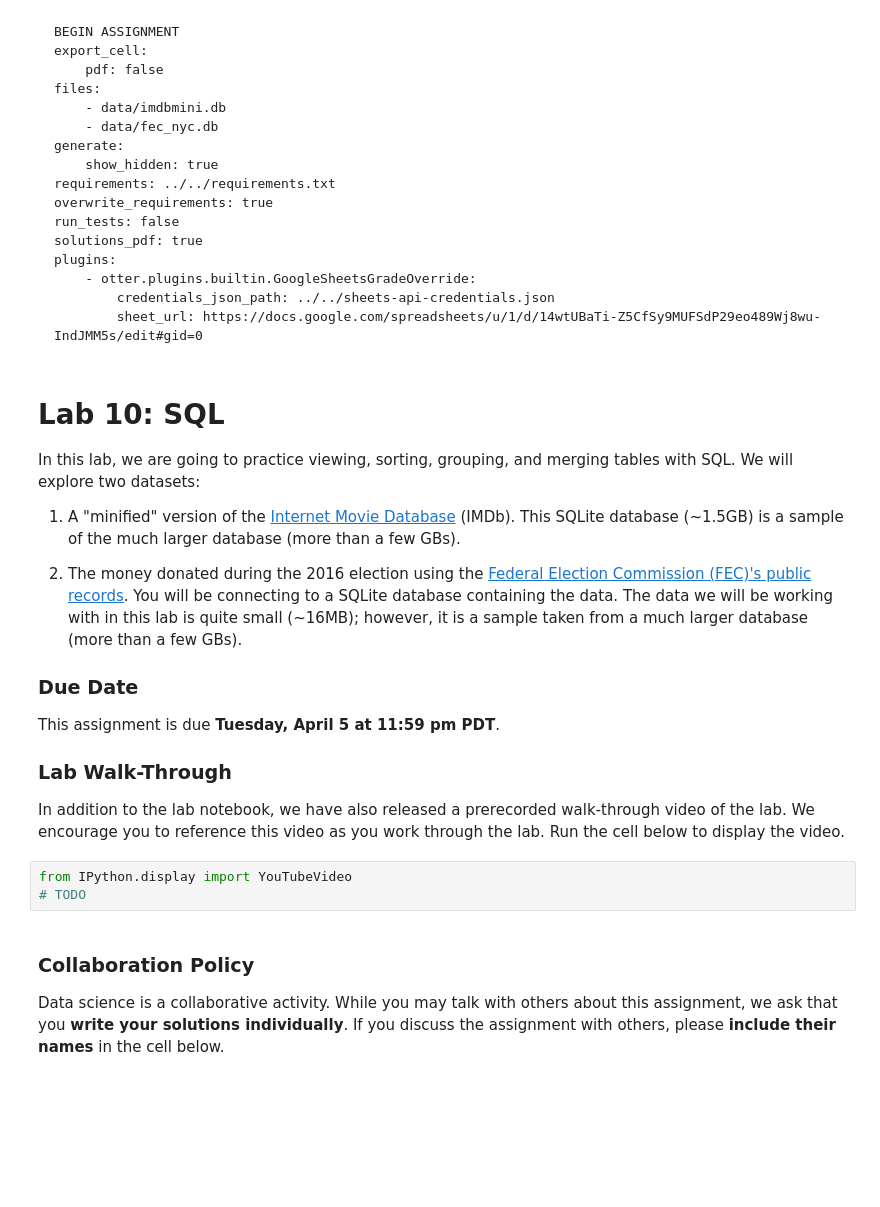
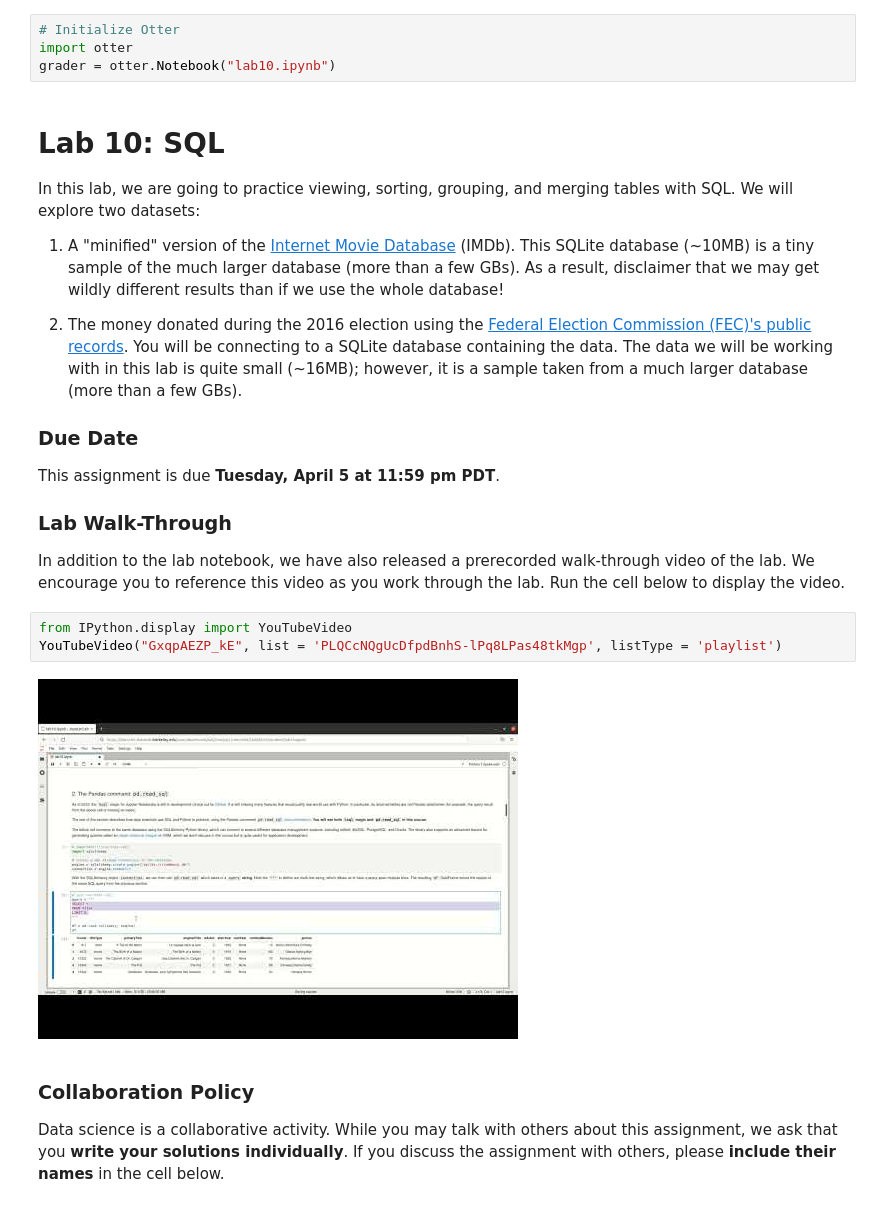
Before and after one commit to DS-100/sp22, a Jupyter notebook: lab/lab10/lab10.ipynb, the cells around one changed output. Saved outputs shown, nothing was run; the diff lists cells and outputs as text; blank space fills up the shorter version.

````diff
--- a/lab/lab10/lab10.ipynb
+++ b/lab/lab10/lab10.ipynb
@@ -1,27 +1,12 @@
-# %% [markdown]
-```
-BEGIN ASSIGNMENT
-export_cell:
-    pdf: false
-files:
-    - data/imdbmini.db
-    - data/fec_nyc.db
-generate:
-    show_hidden: true
-requirements: ../../requirements.txt
-overwrite_requirements: true
-run_tests: false
-solutions_pdf: true
-plugins:
-    - otter.plugins.builtin.GoogleSheetsGradeOverride:
-        credentials_json_path: ../../sheets-api-credentials.json
-        sheet_url: https://docs.google.com/spreadsheets/u/1/d/14wtUBaTi-Z5CfSy9MUFSdP29eo489Wj8wu-IndJMM5s/edit#gid=0
-```
+# %%
+# Initialize Otter
+import otter
+grader = otter.Notebook("lab10.ipynb")
 # %% [markdown]
 # Lab 10: SQL
 
 In this lab, we are going to practice viewing, sorting, grouping, and merging tables with SQL. We will explore two datasets:
-1. A "minified" version of the [Internet Movie Database](https://www.imdb.com/interfaces/) (IMDb). This SQLite database (~1.5GB) is a sample of the much larger database (more than a few GBs).
+1. A "minified" version of the [Internet Movie Database](https://www.imdb.com/interfaces/) (IMDb). This SQLite database (~10MB) is a tiny sample of the much larger database (more than a few GBs). As a result, disclaimer that we may get wildly different results than if we use the whole database!
 
 1. The money donated during the 2016 election using the [Federal Election Commission (FEC)'s public records](https://www.fec.gov/data/). You will be connecting to a SQLite database containing the data. The data we will be working with in this lab is quite small (~16MB); however, it is a sample taken from a much larger database (more than a few GBs).
 
@@ -34,7 +19,9 @@ This assignment is due **Tuesday, April 5 at 11:59 pm PDT**.
 In addition to the lab notebook, we have also released a prerecorded walk-through video of the lab. We encourage you to reference this video as you work through the lab. Run the cell below to display the video.
 # %%
 from IPython.display import YouTubeVideo
-# TODO
+YouTubeVideo("GxqpAEZP_kE", list = 'PLQCcNQgUcDfpdBnhS-lPq8LPas48tkMgp', listType = 'playlist')
+# %% [output]
+[figure, added]
 # %% [markdown]
 ### Collaboration Policy
 Data science is a collaborative activity. While you may talk with others about this assignment, we ask that you **write your solutions individually**. If you discuss the assignment with others, please **include their names** in the cell below.
````
Also changed, not shown: parts of 77 cells of this notebook.
